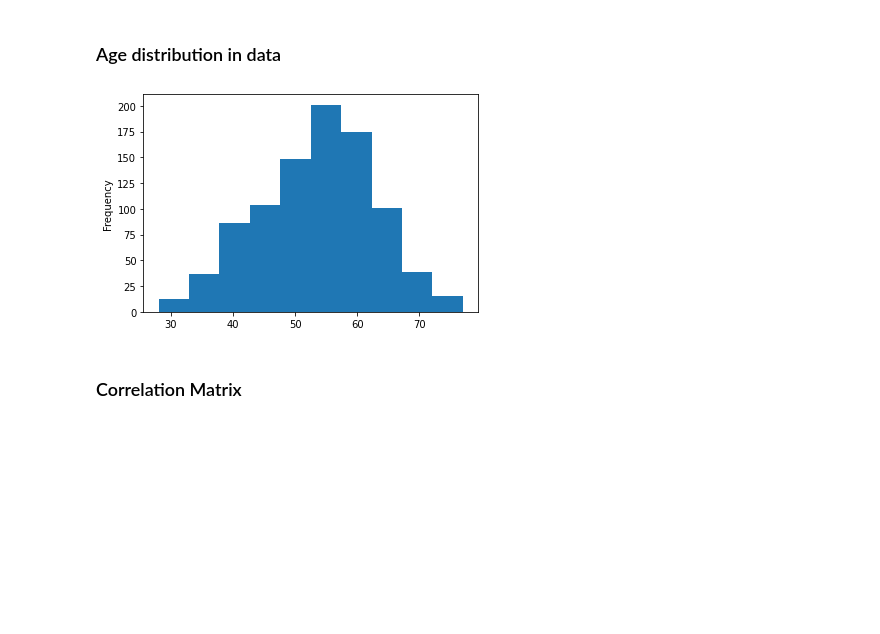
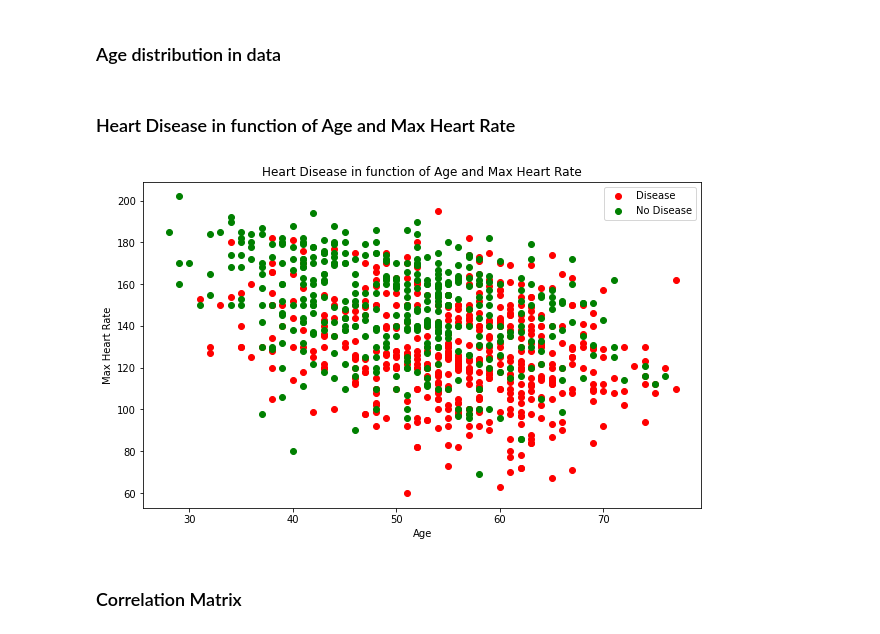
Before and after one commit to Harddik02/ML_mini_project, a Jupyter notebook: Mini_Project.ipynb, the cells around one changed output. Drawn from its saved outputs; the diff is of its cells as text; code cells hidden in the pictures; blank space fills up the shorter version.

```diff
--- a/Mini_Project.ipynb
+++ b/Mini_Project.ipynb
@@ -161,7 +144,3 @@ df.describe()
 | max | 77.000000 | 1.000000 | 3.000000 | 200.000000 | 603.000000 | 1.000000 | 2.000000 | 202.000000 | ... |
 # %% [markdown]
 ### Age distribution in data
-# %%
-df["Age"].plot.hist();
-# %% [output]
-[figure, removed]
@@ -168,2 +150,19 @@ df["Age"].plot.hist();
+# %% [markdown]
+### Heart Disease in function of Age and Max Heart Rate
+# %%
+plt.figure(figsize=(10, 6))
+
+# positive examples
+plt.scatter(df.Age[df.HeartDisease == 1], df.MaxHR[df.HeartDisease == 1], color="red")
+
+# negative examples
+plt.scatter(df.Age[df.HeartDisease == 0], df.MaxHR[df.HeartDisease == 0], color="green")
+
+plt.title("Heart Disease in function of Age and Max Heart Rate")
+plt.xlabel("Age")
+plt.ylabel("Max Heart Rate")
+plt.legend(["Disease", "No Disease"]);
+# %% [output]
+[figure, added]
 # %% [markdown]
 ### Correlation Matrix
```
Also changed, not shown: parts of 11 cells of this notebook.
